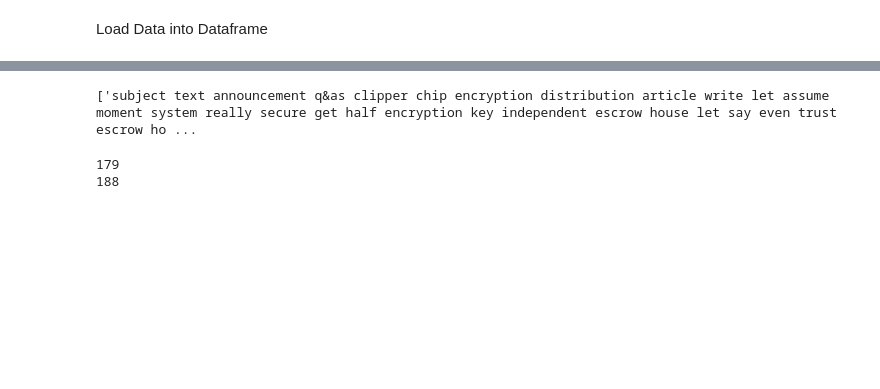
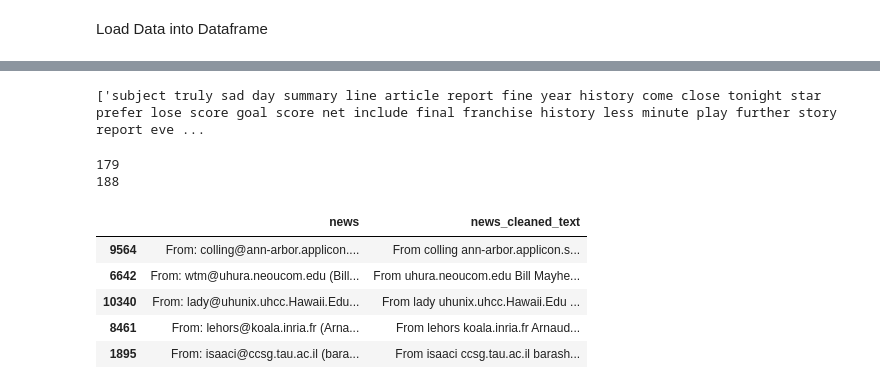
Before and after one commit to geersenthil/Topic-Modeling-, a Jupyter notebook: LSA.ipynb, the cells around one changed output, grey strips where cells are left out. Saved outputs shown, nothing was run; the diff lists cells and outputs as text; code cells hidden in the pictures; blank space fills up the shorter version.

```diff
--- a/LSA.ipynb
+++ b/LSA.ipynb
@@ -39,4 +57,5 @@ news_group_target_names = news_group.target_names
 news_group_target = news_group.target
 # %%
 news_df = pd.DataFrame({'news': news_group_data})
-news_data = news_df['news'].sample(500)
+news_data =  pd.DataFrame({'news':news_df['news'].sample(500)})
+print(news_data.head())
@@ -57,10 +83,10 @@ def lemmatization(texts, allowed_postags=["NOUN","ADJ","VERB","ADV"]):
     texts_out.append(final)
   return (texts_out)
 # %%
-lemmatizated_text =  lemmatization(news_data)
+lemmatizated_text =  lemmatization(news_data['news'])
 print(lemmatizated_text)
 # %% [output]
-['subject text announcement q&as clipper chip encryption distribution article write let assume moment system really secure get half encryption key independent escrow house let say even trust escrow ho ...
+['subject truly sad day summary line article report fine year history come close tonight star prefer lose score goal score net include final franchise history less minute play further story report eve ...
 # %%
 stop_words = stopwords.words('english')
 print(len(stop_words))
@@ -85,0 +98,17 @@ data_word = gen_words(lemmatizated_text)
+# %%
+def clean_text(headline):
+  word_tokens=word_tokenize(headline)
+  tokens=[w for w in word_tokens if w not in stop_words and len(w)>3]
+  cleaned_text=" ".join(tokens)
+  return cleaned_text
+# %%
+news_data['news_cleaned_text']=news_data['news'].apply(clean_text)
+# %%
+news_data.head()
+# %% [output]
+|  | news | news_cleaned_text |
+| 9564 | From: colling@ann-arbor.applicon.... | From colling ann-arbor.applicon.s... |
+| 6642 | From: wtm@uhura.neoucom.edu (Bill... | From uhura.neoucom.edu Bill Mayhe... |
+| 10340 | From: lady@uhunix.uhcc.Hawaii.Edu... | From lady uhunix.uhcc.Hawaii.Edu ... |
+| 8461 | From: lehors@koala.inria.fr (Arna... | From lehors koala.inria.fr Arnaud... |
+| 1895 | From: isaaci@ccsg.tau.ac.il (bara... | From isaaci ccsg.tau.ac.il barash... |
```
Also changed, not shown: parts of 18 cells of this notebook.
